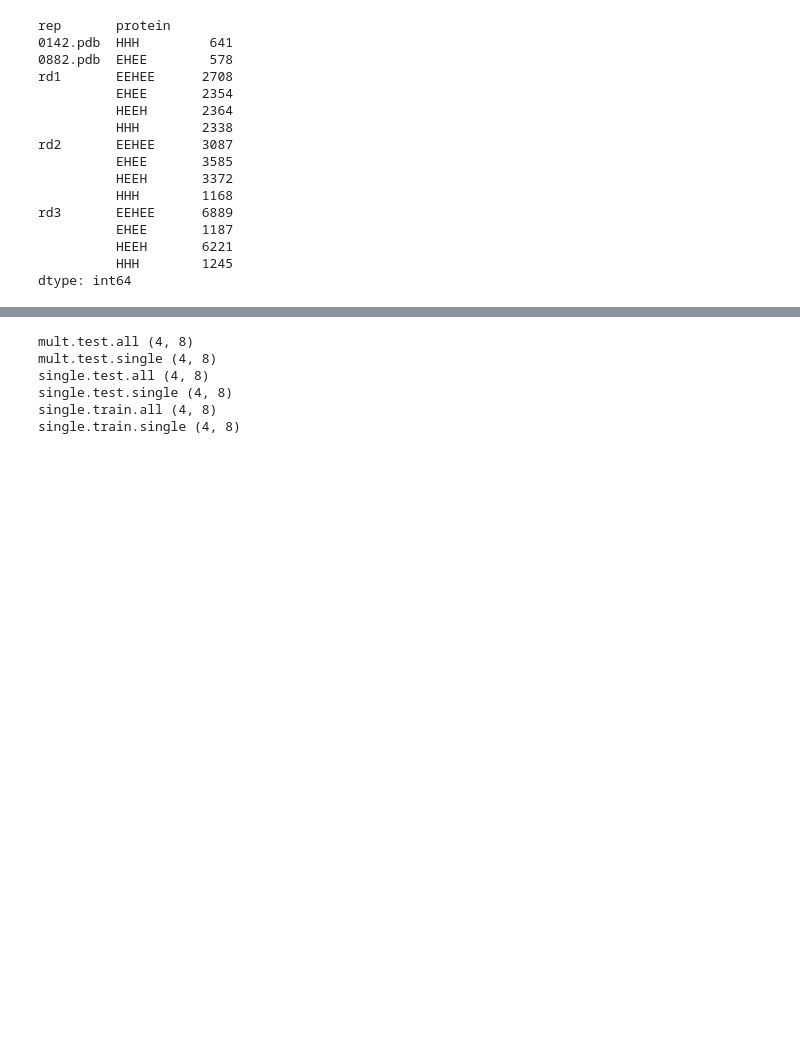
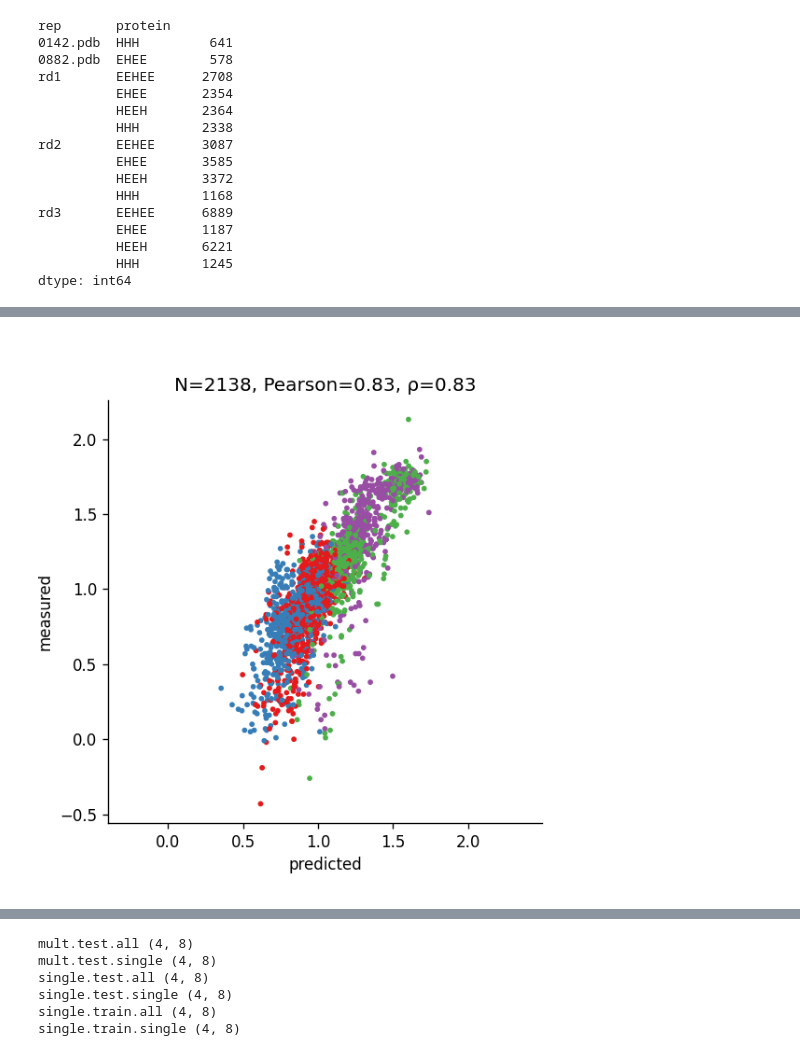
Before and after one commit to ilibarra/hackathon_2021_protein_stability, a Jupyter notebook: notebooks/train_n_test_submitted.ipynb, the cells around one changed output, grey strips where cells are left out. Cells and saved outputs as stored; diff of their text form; code cells hidden in the pictures; blank space fills up the shorter version.

```diff
--- a/notebooks/train_n_test_submitted.ipynb
+++ b/notebooks/train_n_test_submitted.ipynb
@@ -221,24 +310,0 @@ def get_model(n_aa=860, n_ss=172):
-# %%
-def prepare_train_test(df, split=False, use_simple_sse=True):
-    #padded_sequences = pad_sequences(sequences, maxlen=SEQUENCE_SIZE, padding='post', truncating='post', value=0)
-    print(df.shape)
-    df = df[~np.isnan(df['stabilityscore'])]
-    X1, X2 = get_input_features(df, sse_simple=use_simple_sse)
-    y = np.array(df['stabilityscore'])
-
-    print(X1.shape, X2.shape, y.shape)
-    # remove nans
-    X1 = X1[~np.isnan(y)]
-    X2 = X2[~np.isnan(y)]
-    y = y[~np.isnan(y)]
-
-    if split:
-        x_train, x_val, y_train, y_val = train_test_split(pd.DataFrame(np.concatenate([X1, X2], axis=1)), y, test_size=0.25)
-        idx_train = x_train.index
-        idx_val = x_val.index
-        x_train = np.array(x_train)
-        x_val = np.array(x_val)
-        return x_train, x_val, y_train, y_val, idx_train, idx_val
-    else:
-        X_test = np.concatenate([X1, X2], axis=1)
-        return X_test, y
@@ -406,0 +512,6 @@ import seaborn as sns
+# %%
+# best single mutant prediction
+from IPython.display import Image
+Image('../models_and_figures/model_single_ssecomplex_50_epochs_single.test.png')
+# %% [output]
+[figure, added]
```
Also changed, not shown: parts of 45 cells of this notebook, 41 other files.
